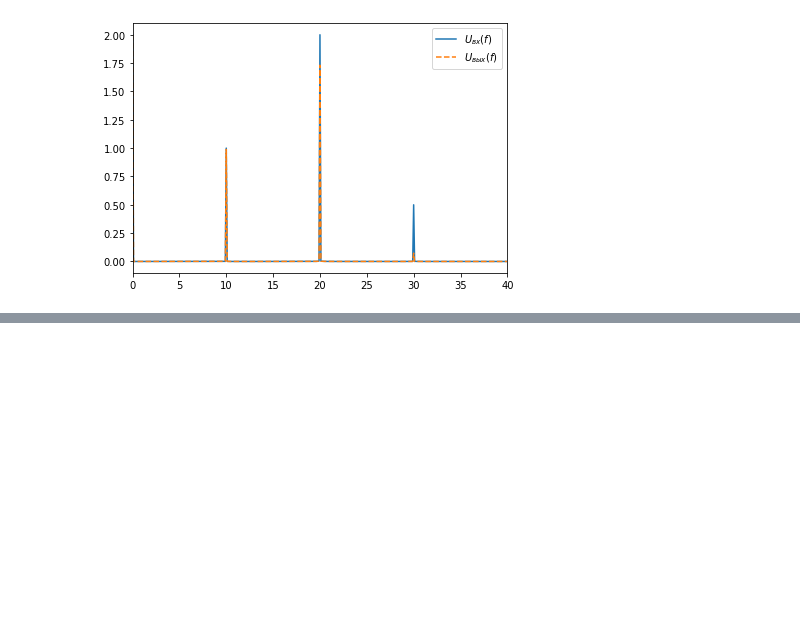
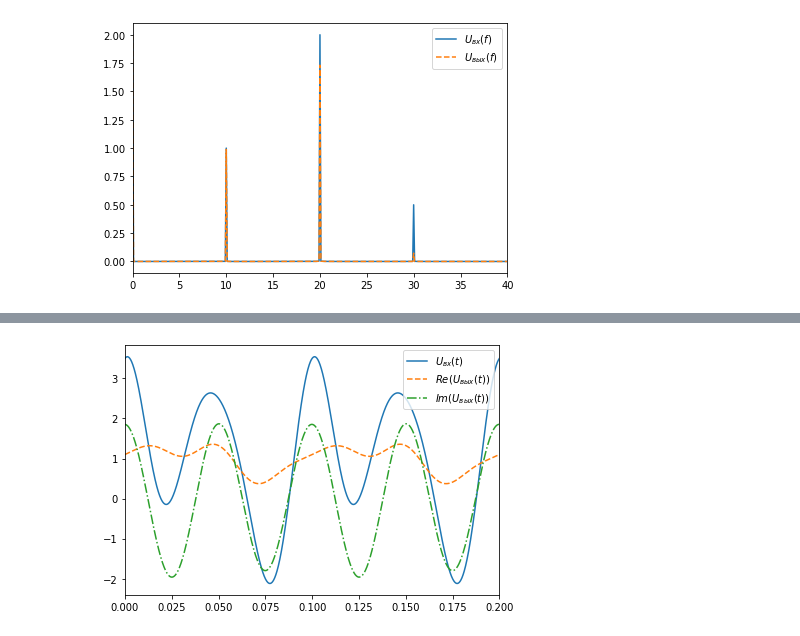
Before and after one commit to DaniilSysoev/opisis_sem_6, a Jupyter notebook: Описис_сем_6.ipynb, the cells around one changed output, grey strips where cells are left out. Cells and saved outputs as stored; diff of their text form; code cells hidden in the pictures; blank space fills up the shorter version.

```diff
--- a/Описис_сем_6.ipynb
+++ b/Описис_сем_6.ipynb
@@ -202,0 +284,17 @@ if pulse:
+# %%
+t = np.linspace(0, T, n)
+uinp = ipulse(t, T, 0.5 * fl, 1.5 * fh) if pulse else signal1(f * t)
+uout = opulse(t, T, 0.5 * fl, 1.5 * fh, L, C1, C2) if pulse else signal2(f * t)
+
+plt.plot(t, uinp, label='$U_{вх}(t)$')
+plt.plot(t, np.array(uout, dtype=complex).real, '--', label='$Re(U_{вых}(t))$')
+plt.plot(t, np.array(uout, dtype=complex).imag, '-.', label='$Im(U_{вых}(t))$')
+if pulse:
+    plt.axis(xmin=T / 2 - 4 / (fh - fl), xmax=T / 2 + 4 / (fh - fl))
+else:
+    plt.axis(xmin=0, xmax=2 / f)
+plt.legend(loc='best')
+plt.tight_layout()
+plt.show()
+# %% [output]
+[figure, added]
```
Also changed, not shown: parts of 21 cells of this notebook.
